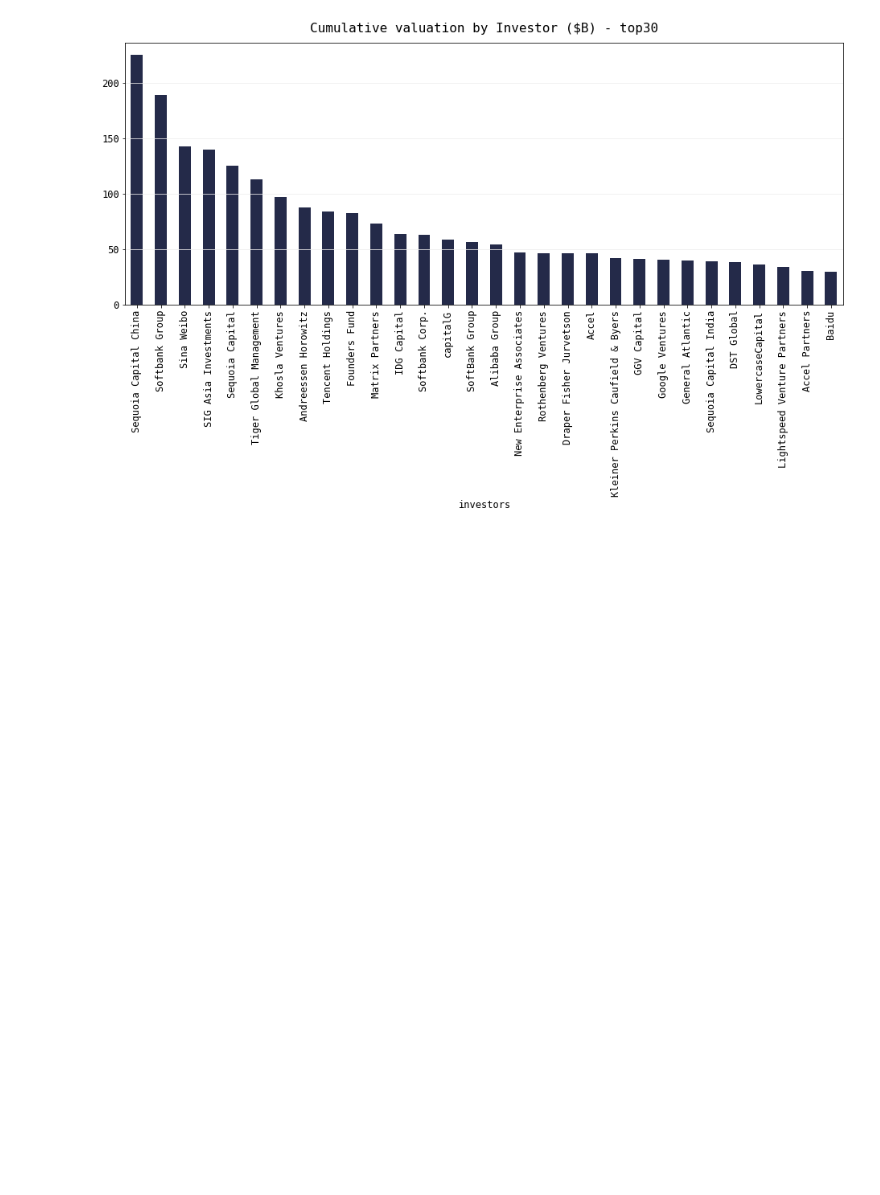
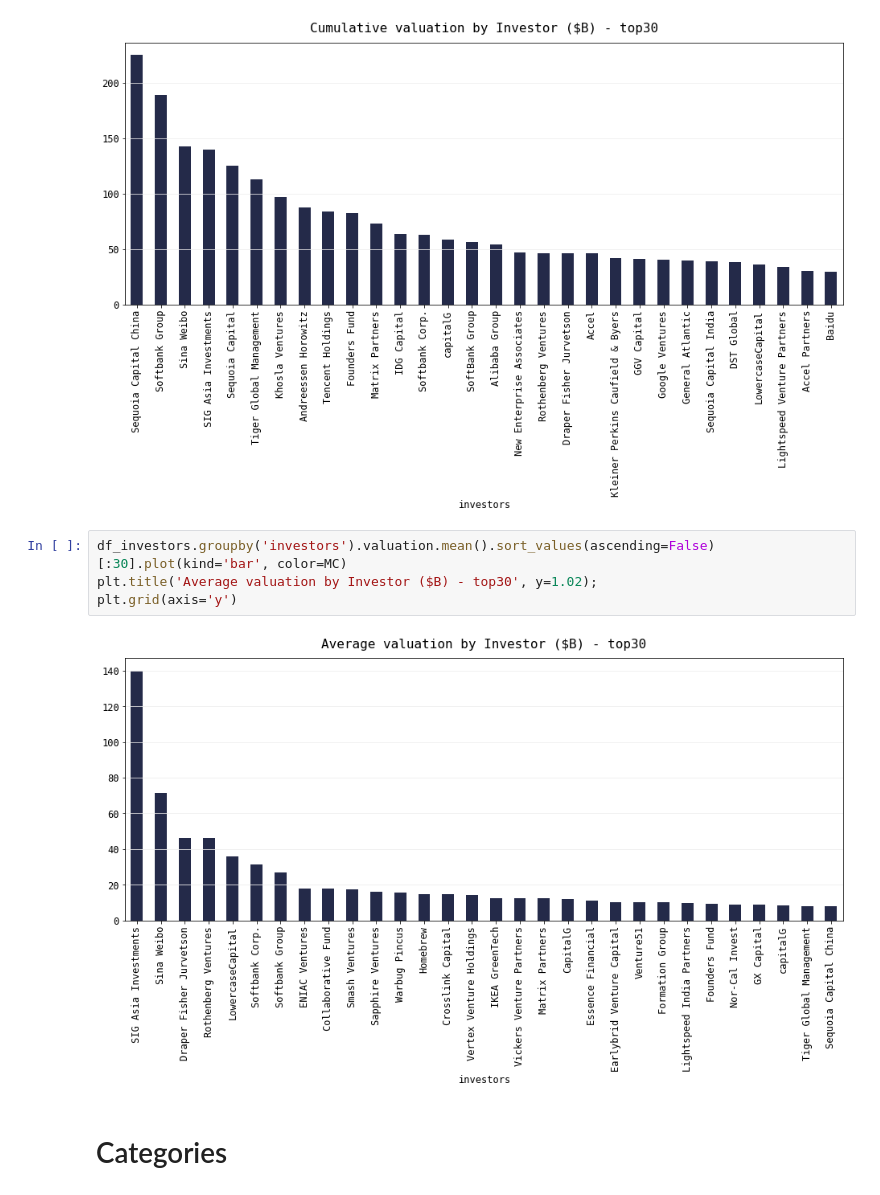
Before and after one commit to qu4ku/datasets-analysis, a Jupyter notebook: 014-cb-insights-global-unicor-club-2019.ipynb, the cells around one changed output. Cells and saved outputs as stored; diff of their text form; blank space fills up the shorter version.

```diff
--- a/014-cb-insights-global-unicor-club-2019.ipynb
+++ b/014-cb-insights-global-unicor-club-2019.ipynb
@@ -225,3 +222,11 @@ plt.title('Cumulative valuation by Investor ($B) - top30', y=1.02);
 plt.grid(axis='y')
 # %% [output]
 [figure]
+# %%
+df_investors.groupby('investors').valuation.mean().sort_values(ascending=False)[:30].plot(kind='bar', color=MC)
+plt.title('Average valuation by Investor ($B) - top30', y=1.02);
+plt.grid(axis='y')
+# %% [output]
+[figure, added]
+# %% [markdown]
+# Categories
```
Also changed, not shown: parts of 15 cells of this notebook.
